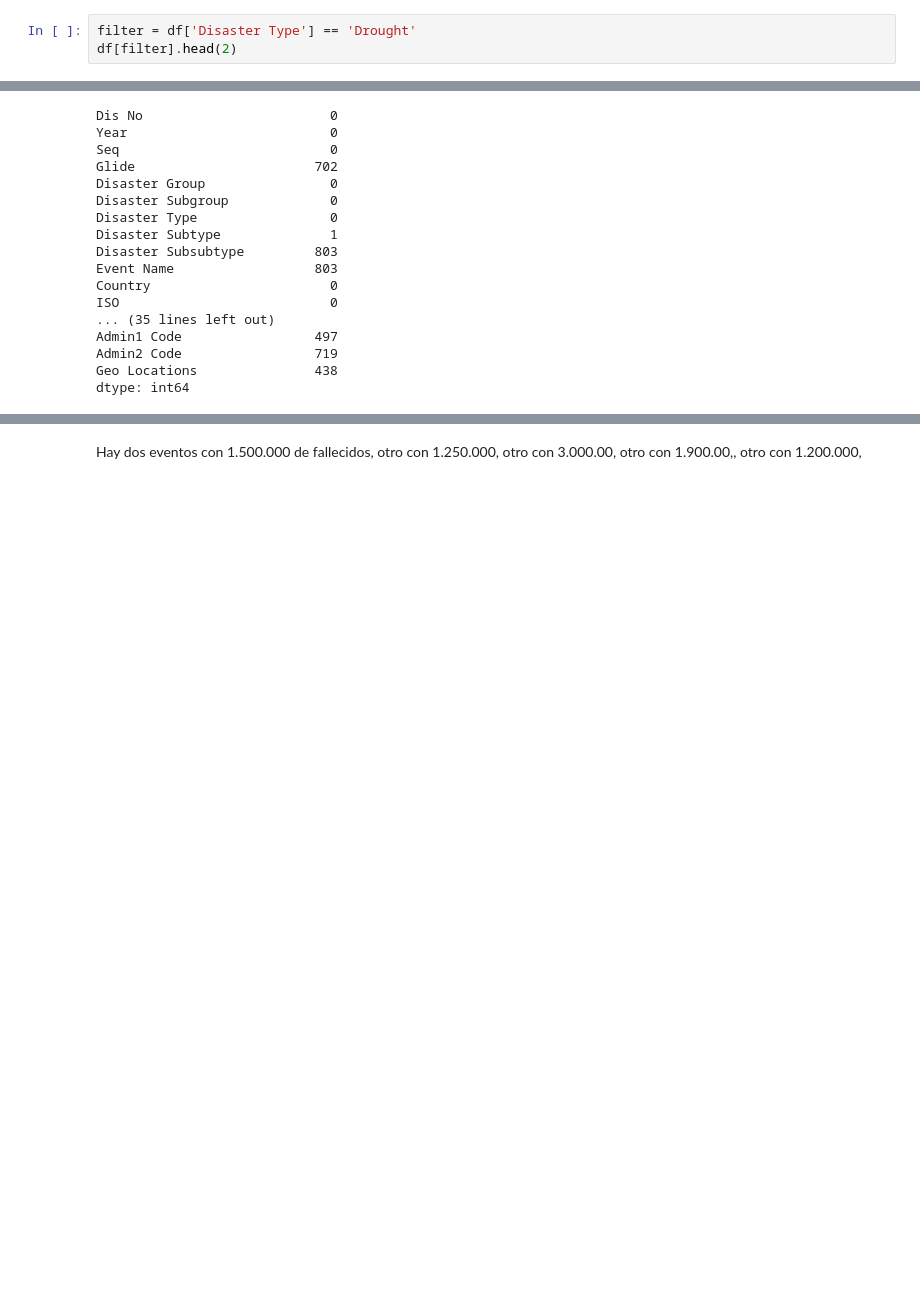
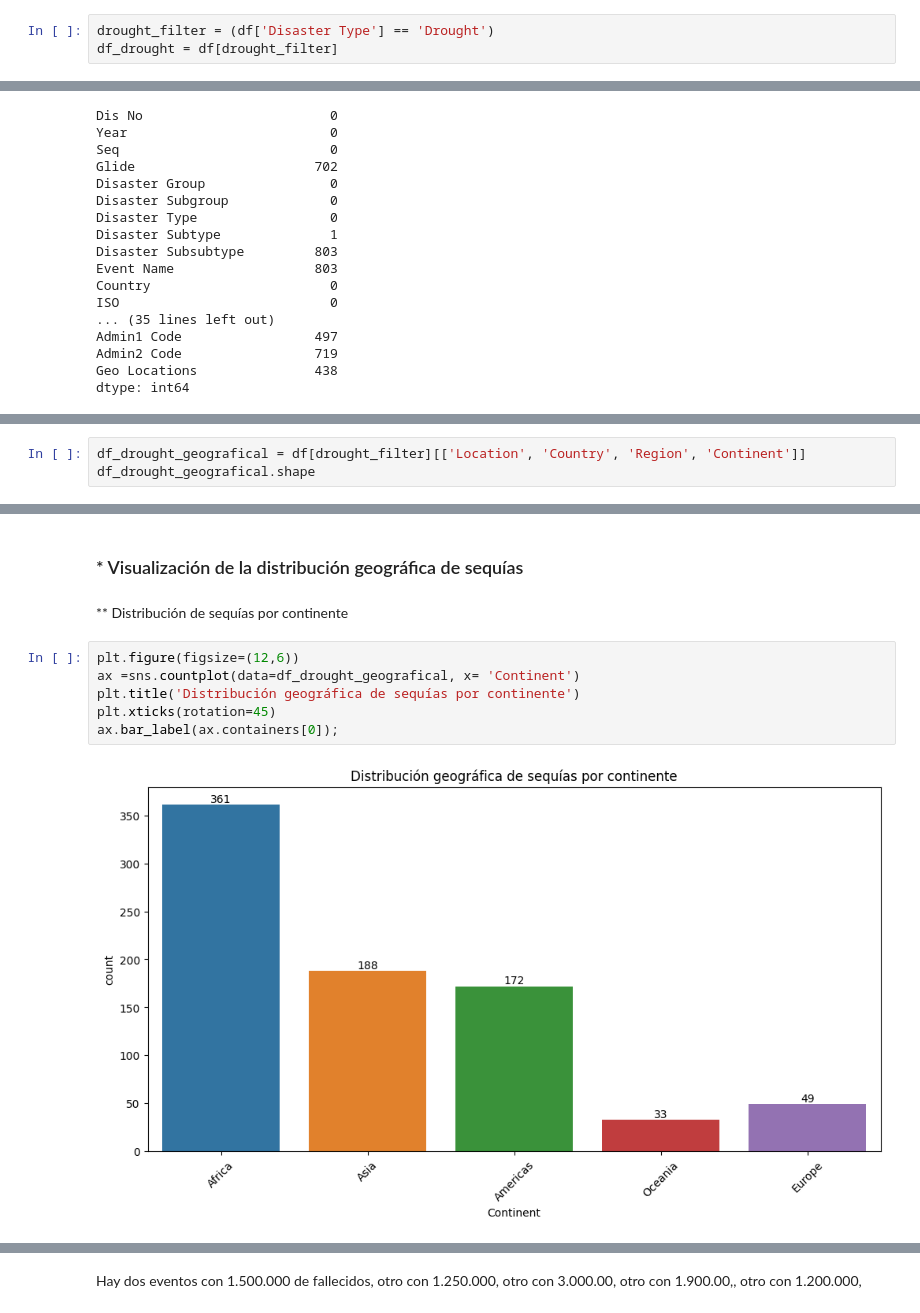
Before and after one commit to AleDataAnalyst/grupo2_desastresnaturales, a Jupyter notebook: Notebooks/01LimpiarDatos/01_Ele_drought.ipynb, the cells around one changed output, grey strips where cells are left out. Drawn from its saved outputs; the diff is of its cells as text; blank space fills up the shorter version.

Commit message:
impacto drought

```diff
--- a/Notebooks/01LimpiarDatos/01_Ele_drought.ipynb
+++ b/Notebooks/01LimpiarDatos/01_Ele_drought.ipynb
@@ -24,3 +68,3 @@ df.shape
 # %%
-filter = df['Disaster Type'] == 'Drought'
-df[filter].head(2)
+drought_filter = (df['Disaster Type'] == 'Drought')
+df_drought = df[drought_filter]
@@ -58,0 +132,3 @@ dtype: int64
+# %%
+df_drought_geografical = df[drought_filter][['Location', 'Country', 'Region', 'Continent']]
+df_drought_geografical.shape
@@ -58,0 +237,12 @@ dtype: int64
+# %% [markdown]
+### * Visualización de la distribución geográfica de sequías
+# %% [markdown]
+** Distribución de sequías por continente
+# %%
+plt.figure(figsize=(12,6))
+ax =sns.countplot(data=df_drought_geografical, x= 'Continent')
+plt.title('Distribución geográfica de sequías por continente')
+plt.xticks(rotation=45)
+ax.bar_label(ax.containers[0]);
+# %% [output]
+[figure, added]
```
Also changed, not shown: parts of 61 cells of this notebook.
